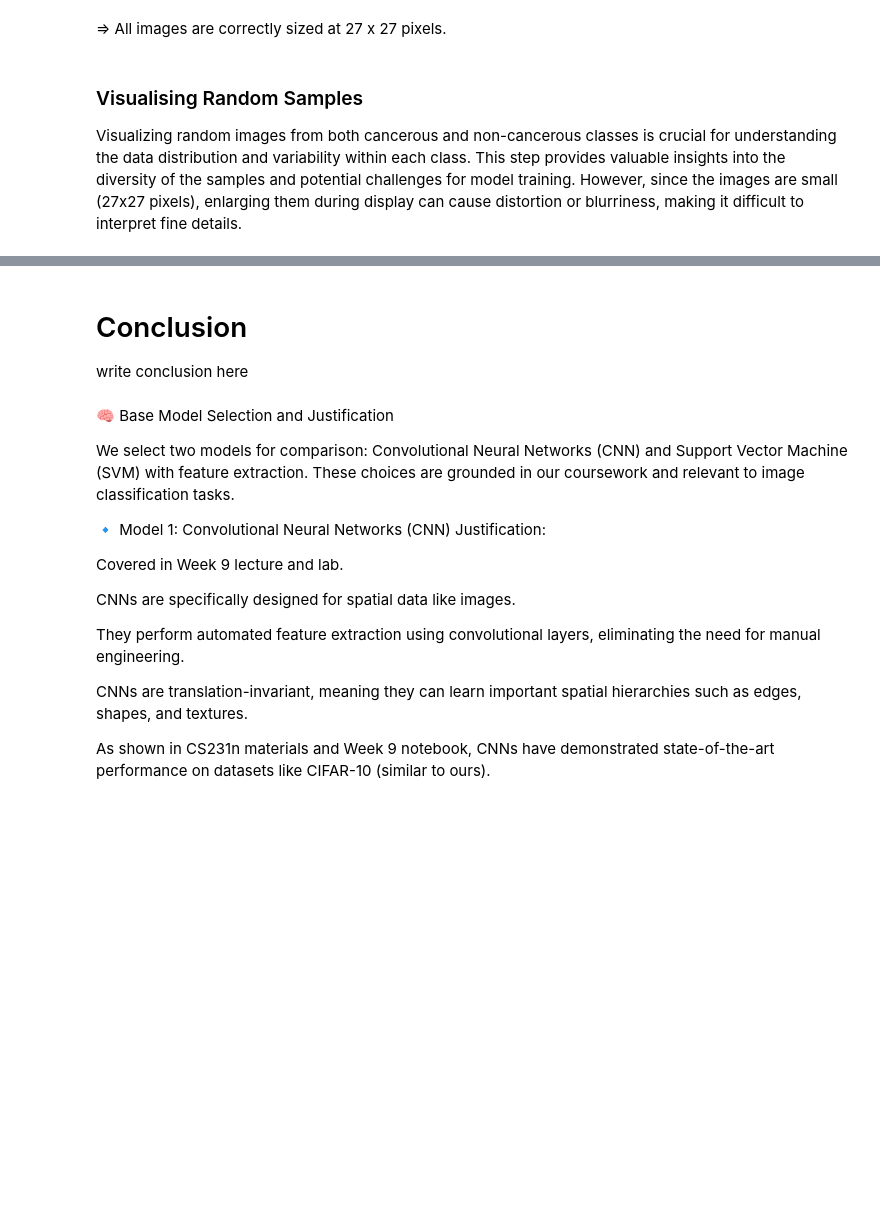
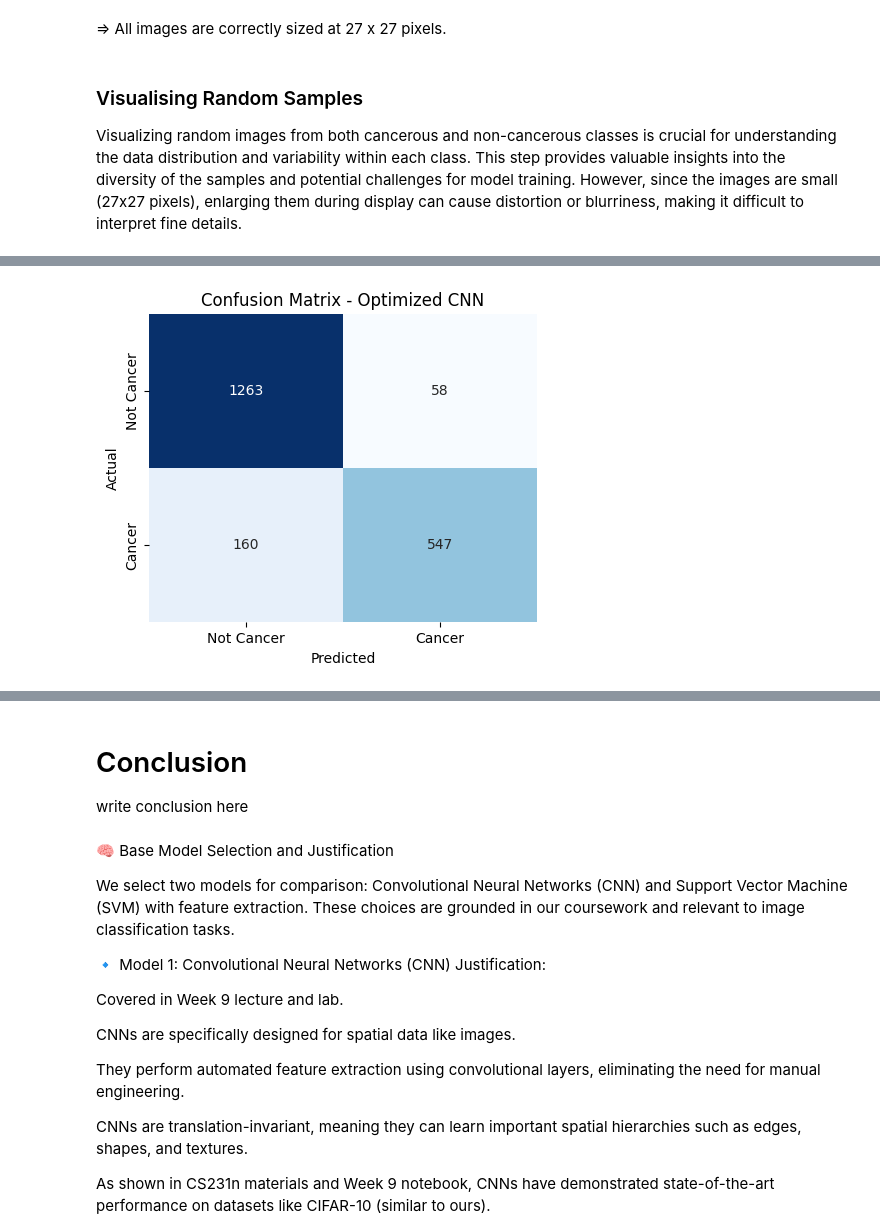
Before and after one commit to spjk1910/MachineLearning_GroupProject, a Jupyter notebook: s4027648_s3975793.ipynb, the cells around one changed output, grey strips where cells are left out. Saved outputs shown, nothing was run; the diff lists cells and outputs as text; code cells hidden in the pictures; blank space fills up the shorter version.

```diff
--- a/s4027648_s3975793.ipynb
+++ b/s4027648_s3975793.ipynb
@@ -757,0 +1219,94 @@ write something here if needed
+# %%
+# Get predictions for the optimized model
+yCNN_probabilities = best_model.predict(xTest)  # Use the best model
+yCNN_pred = (yCNN_probabilities > 0.5).astype(int).flatten()  # Convert to binary predictions
+
+# Evaluate model using the defined metrics
+def evaluate_model(name, y_true, y_pred):
+    print(f"\nEvaluation Metrics for {name}:")
+    print("-" * 40)
+    print("Accuracy       :", accuracy_score(y_true, y_pred))
+    print("Precision      :", precision_score(y_true, y_pred))
+    print("Recall         :", recall_score(y_true, y_pred))
+    print("F1-Score       :", f1_score(y_true, y_pred))
+    print("Confusion Matrix:\n", confusion_matrix(y_true, y_pred))
+    print("Classification Report:\n", classification_report(y_true, y_pred))
+
+# Display metrics for the optimized CNN model
+evaluate_model("Optimised CNN", yTest, yCNN_pred)
+
+# Plot Confusion Matrix for Optimised CNN
+def plot_conf_matrix(y_true, y_pred, title):
+    cm = confusion_matrix(y_true, y_pred)
+    plt.figure(figsize=(5, 4))
+    sns.heatmap(cm, annot=True, fmt='d', cmap='Blues', cbar=False,
+                xticklabels=['Not Cancer', 'Cancer'],
+                yticklabels=['Not Cancer', 'Cancer'])
+    plt.xlabel('Predicted')
+    plt.ylabel('Actual')
+    plt.title(title)
+    plt.show()
+
+# Plot confusion matrix for the optimised CNN
+plot_conf_matrix(yTest, yCNN_pred, "Confusion Matrix - Optimised CNN")
+
+# Select random images from the test set for visualization
+num_images = 5
+random_indices = np.random.choice(len(xTest), num_images, replace=False)
+
+# Plot selected test images along with predicted and actual labels
+plt.figure(figsize=(15, 10))
+for i, idx in enumerate(random_indices):
+    plt.subplot(1, num_images, i + 1)
+    plt.imshow(xTest[idx])  # Display image
+    plt.title(f"Pred: {yCNN_pred[idx]}, Actual: {yTest[idx]}")
+    plt.axis('off')
+plt.show()
+
+# Plot Training and Validation Accuracy for the optimised model
+def plot_training_history(history):
+    plt.figure(figsize=(12, 5))
+
+    # Plot accuracy
+    plt.subplot(1, 2, 1)
+    epochs = range(1, len(history.history['accuracy']) + 1)
+    plt.plot(epochs, history.history['accuracy'], label='Train Accuracy', marker='o')
+    plt.plot(epochs, history.history['val_accuracy'], label='Val Accuracy', marker='s')
+
+    plt.title("CNN Accuracy")
+    plt.xlabel("Epoch")
+    plt.ylabel("Accuracy")
+    plt.ylim(0, 1.05)
+    plt.legend()
+    plt.grid(True)
+
+    # Annotate accuracy values
+    for i, acc in enumerate(history.history['accuracy']):
+        plt.text(i+1, acc, f'{acc:.4f}', ha='center', va='bottom', fontsize=8)
+
+    for i, acc in enumerate(history.history['val_accuracy']):
+        plt.text(i+1, acc, f'{acc:.4f}', ha='center', va='bottom', fontsize=8)
+
+    # Plot loss
+    plt.subplot(1, 2, 2)
+    plt.plot(epochs, history.history['loss'], label='Train Loss', marker='o')
+    plt.plot(epochs, history.history['val_loss'], label='Val Loss', marker='s')
+
+    plt.title("CNN Loss")
+    plt.xlabel("Epoch")
+    plt.ylabel("Loss")
+    plt.legend()
+    plt.grid(True)
+
+    # Annotate loss values
+    for i, loss in enumerate(history.history['loss']):
+        plt.text(i+1, loss, f'{loss:.4f}', ha='center', va='bottom', fontsize=8)
+
+    for i, loss in enumerate(history.history['val_loss']):
+        plt.text(i+1, loss, f'{loss:.4f}', ha='center', va='bottom', fontsize=8)
+
+    plt.tight_layout()
+    plt.show()
+
+plot_training_history(trainCNN)  # This is the training history from the best model
+# %% [output]
@@ -757,0 +1333 @@ write something here if needed
+[figure, added]
```
Also changed, not shown: parts of 18 cells of this notebook.
